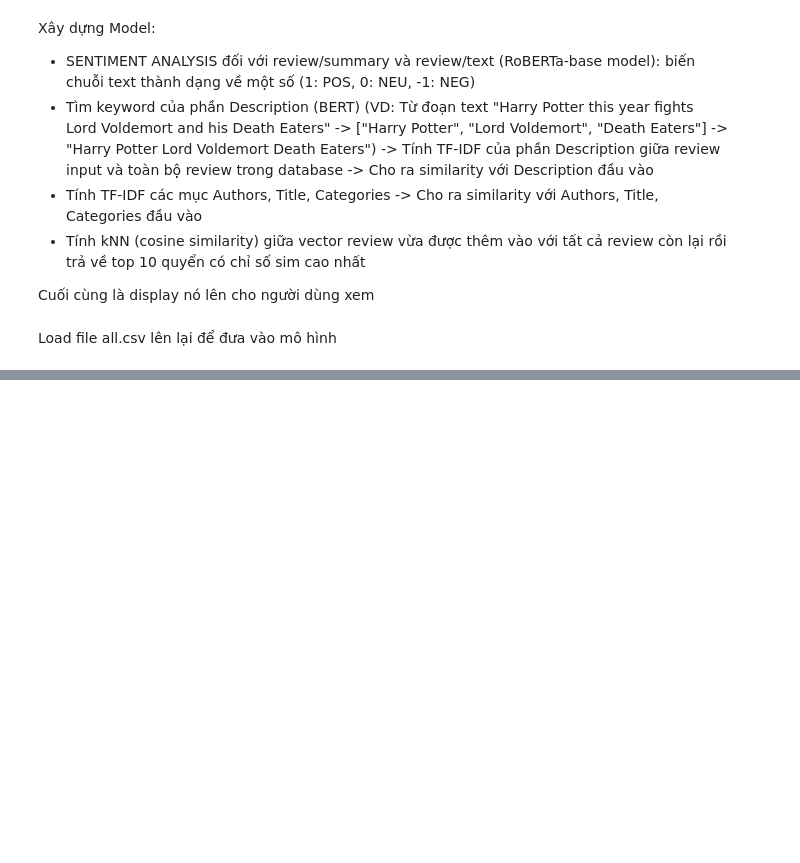
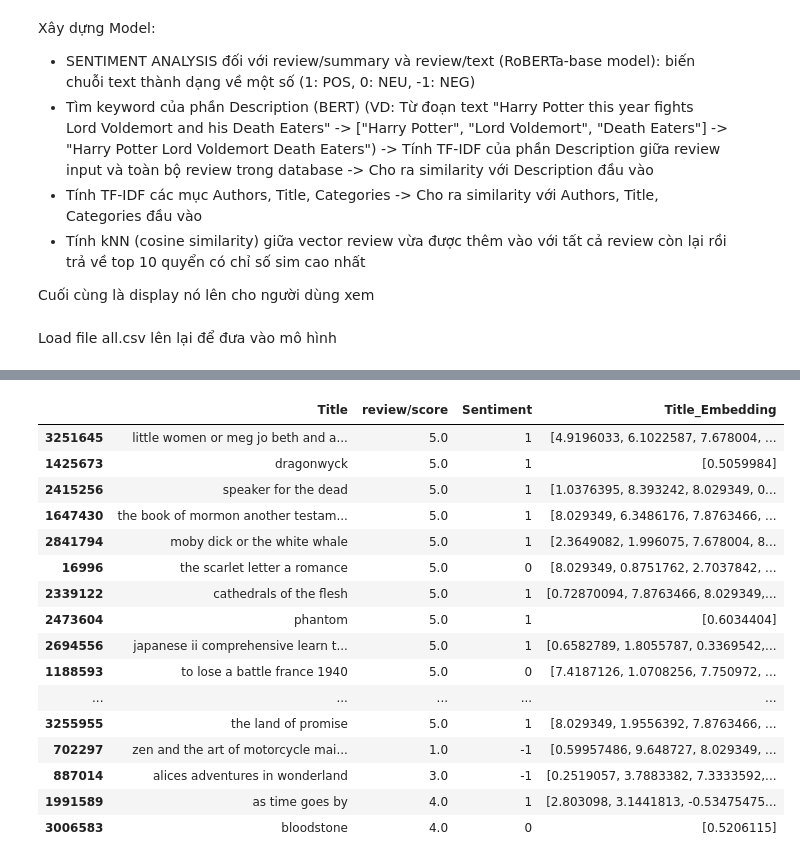
Before and after one commit to ngthiennhan2002/Amazon-Books_Reviews, a Jupyter notebook: amazon_books_reviews_2.ipynb, the cells around one changed output, grey strips where cells are left out. Saved outputs shown, nothing was run; the diff lists cells and outputs as text; code cells hidden in the pictures; blank space fills up the shorter version.

Commit message:
Update a piece of first model, applied sentiment analysis

```diff
--- a/amazon_books_reviews_2.ipynb
+++ b/amazon_books_reviews_2.ipynb
@@ -987,0 +1122,3 @@ for review_collection in review_collections:
+# %%
+data = df_all.sample(10000)
+data.shape
@@ -987,0 +1176,3 @@ for review_collection in review_collections:
+# %%
+data['Sentiment'] = data['review/text'].apply(lambda review: sentiment_analysis(review[:512]))
+data.head()
@@ -987,0 +1186,35 @@ for review_collection in review_collections:
+# %%
+data.drop(['User_id', 'review/summary', 'review/text', 'authors', 'categories', 'description', 'review/count', 'review/mean_score', 'review/median_score', 'review/mode_score', 'sentiment'], axis=1, inplace=True)
+data.head()
+# %%
+from gensim.models import Word2Vec
+
+# Chuẩn bị dữ liệu đầu vào
+titles = data['Title']
+
+# Huấn luyện mô hình Word2Vec
+model_w2v = Word2Vec(sentences=titles.str.lower().str.split(), vector_size=1, window=5, min_count=1, workers=4)
+
+# Áp dụng Word2Vec vào mỗi tiêu đề trong dataframe
+data['Title_Embedding'] = data['Title'].apply(lambda title: model_w2v.wv[str(title).lower().split()])
+data['Title_Embedding'] = data['Title_Embedding'].apply(lambda embedding: np.array(embedding).flatten())
+# %%
+data.head(20)
+# %% [output]
+|  | Title | review/score | Sentiment | Title_Embedding |
+| 3251645 | little women or meg jo beth and a... | 5.0 | 1 | [4.9196033, 6.1022587, 7.678004, ... |
+| 1425673 | dragonwyck | 5.0 | 1 | [0.5059984] |
+| 2415256 | speaker for the dead | 5.0 | 1 | [1.0376395, 8.393242, 8.029349, 0... |
+| 1647430 | the book of mormon another testam... | 5.0 | 1 | [8.029349, 6.3486176, 7.8763466, ... |
+| 2841794 | moby dick or the white whale | 5.0 | 1 | [2.3649082, 1.996075, 7.678004, 8... |
+| 16996 | the scarlet letter a romance | 5.0 | 0 | [8.029349, 0.8751762, 2.7037842, ... |
+| 2339122 | cathedrals of the flesh | 5.0 | 1 | [0.72870094, 7.8763466, 8.029349,... |
+| 2473604 | phantom | 5.0 | 1 | [0.6034404] |
+| 2694556 | japanese ii comprehensive learn t... | 5.0 | 1 | [0.6582789, 1.8055787, 0.3369542,... |
+| 1188593 | to lose a battle france 1940 | 5.0 | 0 | [7.4187126, 1.0708256, 7.750972, ... |
+| ... | ... | ... | ... | ... |
+| 3255955 | the land of promise | 5.0 | 1 | [8.029349, 1.9556392, 7.8763466, ... |
+| 702297 | zen and the art of motorcycle mai... | 1.0 | -1 | [0.59957486, 9.648727, 8.029349, ... |
+| 887014 | alices adventures in wonderland | 3.0 | -1 | [0.2519057, 3.7883382, 7.3333592,... |
+| 1991589 | as time goes by | 4.0 | 1 | [2.803098, 3.1441813, -0.53475475... |
+| 3006583 | bloodstone | 4.0 | 0 | [0.5206115] |
```
Also changed, not shown: parts of 25 cells of this notebook.
